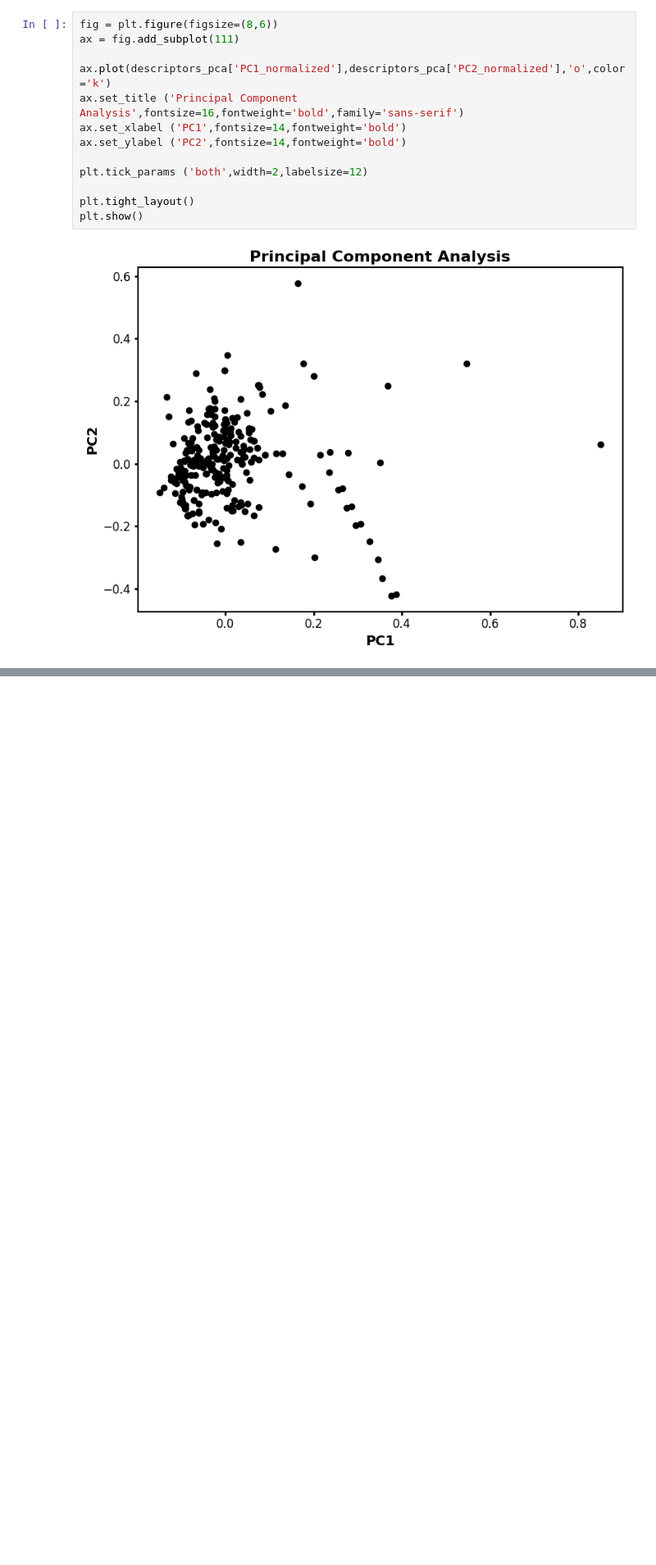
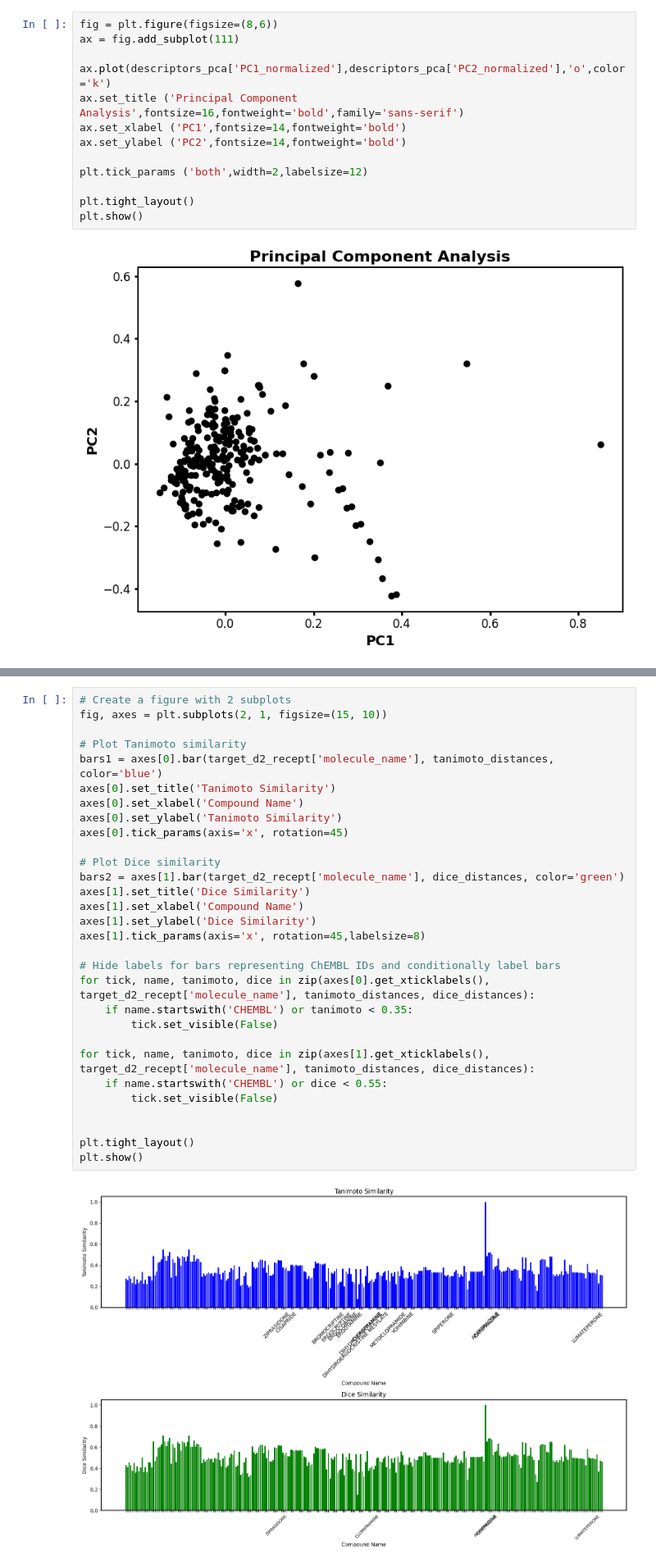
Before and after one commit to LukasMeinschad/molecular_modelling, a Jupyter notebook: Project/Aripiprazol.ipynb, the cells around one changed output, grey strips where cells are left out. Shown at 82% size. Cells and saved outputs as stored; diff of their text form; blank space fills up the shorter version.

```diff
--- a/Project/Aripiprazol.ipynb
+++ b/Project/Aripiprazol.ipynb
@@ -579,0 +762,32 @@ plt.show()
+# %%
+# Create a figure with 2 subplots
+fig, axes = plt.subplots(2, 1, figsize=(15, 10))
+
+# Plot Tanimoto similarity
+bars1 = axes[0].bar(target_d2_recept['molecule_name'], tanimoto_distances, color='blue')
+axes[0].set_title('Tanimoto Similarity')
+axes[0].set_xlabel('Compound Name')
+axes[0].set_ylabel('Tanimoto Similarity')
+axes[0].tick_params(axis='x', rotation=45)
+
+# Plot Dice similarity
+bars2 = axes[1].bar(target_d2_recept['molecule_name'], dice_distances, color='green')
+axes[1].set_title('Dice Similarity')
+axes[1].set_xlabel('Compound Name')
+axes[1].set_ylabel('Dice Similarity')
+axes[1].tick_params(axis='x', rotation=45,labelsize=8)
+
+# Hide labels for bars representing ChEMBL IDs and conditionally label bars
+for tick, name, tanimoto, dice in zip(axes[0].get_xticklabels(), target_d2_recept['molecule_name'], tanimoto_distances, dice_distances):
+    if name.startswith('CHEMBL') or tanimoto < 0.35:
+        tick.set_visible(False)
+
+for tick, name, tanimoto, dice in zip(axes[1].get_xticklabels(), target_d2_recept['molecule_name'], tanimoto_distances, dice_distances):
+    if name.startswith('CHEMBL') or dice < 0.55:
+        tick.set_visible(False)
+
+
+plt.tight_layout()
+plt.show()
+# %% [output]
+[figure, added]
```
Also changed, not shown: parts of 10 cells of this notebook, 1 other file.
